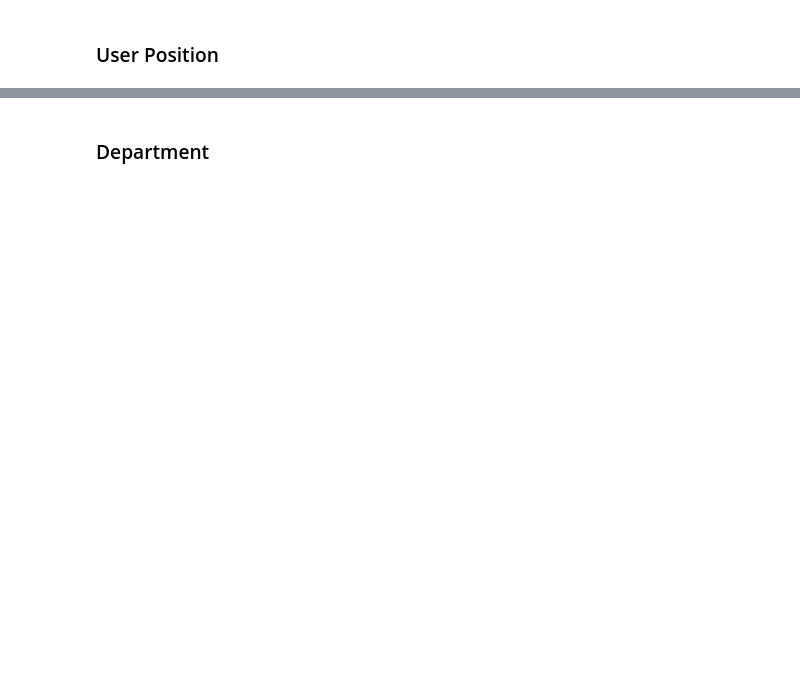
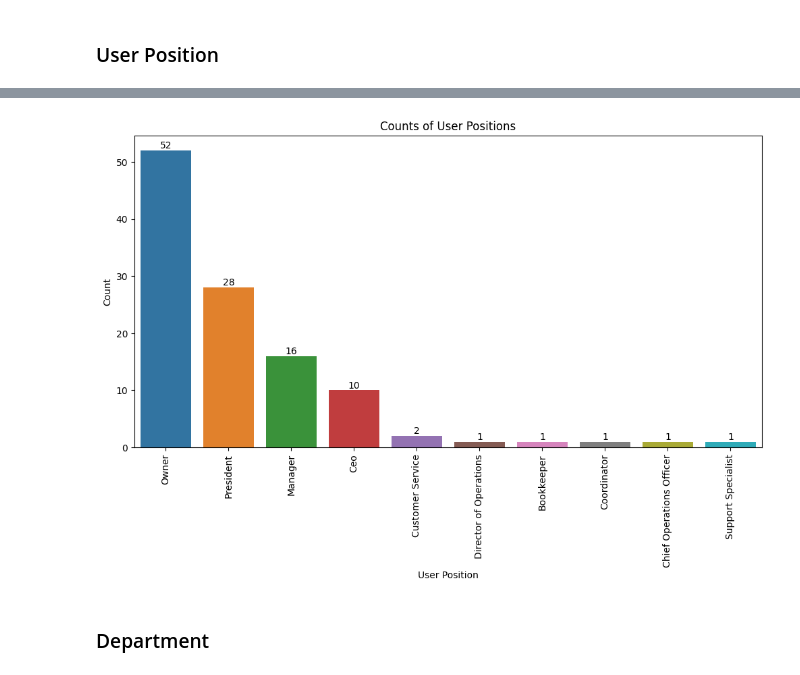
Before and after one commit to ArifAygun/Sentiment-Analysis-SMRT, a Jupyter notebook: SMRT_Statistical_Analysis.ipynb, the cells around one changed output, grey strips where cells are left out. Saved outputs shown, nothing was run; the diff lists cells and outputs as text; code cells hidden in the pictures; blank space fills up the shorter version.

```diff
--- a/SMRT_Statistical_Analysis.ipynb
+++ b/SMRT_Statistical_Analysis.ipynb
@@ -108,0 +111,9 @@ Name: User Position, dtype: int64
+# %%
+reviews['User Position'] = reviews['User Position'].str.replace(r'.*manager.*', 'Manager', case=False)
+
+# Get the updated counts of each unique value in the "User Position" column
+position_counts = reviews['User Position'].value_counts()
+
+# Print the number of each unique value with its count
+print("User Position Counts:")
+print(position_counts)
@@ -108,0 +139,9 @@ Name: User Position, dtype: int64
+# %%
+reviews['User Position'] = reviews['User Position'].str.replace(r'.*president.*', 'President', case=False)
+
+# Get the updated counts of each unique value in the "User Position" column
+position_counts = reviews['User Position'].value_counts()
+
+# Print the number of each unique value with its count
+print("User Position Counts:")
+print(position_counts)
@@ -109,3 +161,21 @@ Name: User Position, dtype: int64
+# %%
+# Get the counts of each unique value in the "User Position" column
+position_counts = reviews['User Position'].value_counts()
+
+plt.figure(figsize=(12, 6))
+ax = sns.countplot(data=reviews, x='User Position', order=position_counts.index)
+plt.xticks(rotation=90)
+
+plt.xlabel('User Position')
+plt.ylabel('Count')
+plt.title('Counts of User Positions')
+
+for p in ax.patches:
+    plt.annotate(f'{p.get_height():.0f}', (p.get_x() + p.get_width() / 2., p.get_height()), ha='center', va='bottom')
+
+plt.show()
+# %% [output]
+[figure, added]
 # %% [markdown]
 ### Department
 # %%
```
Also changed, not shown: parts of 15 cells of this notebook.
